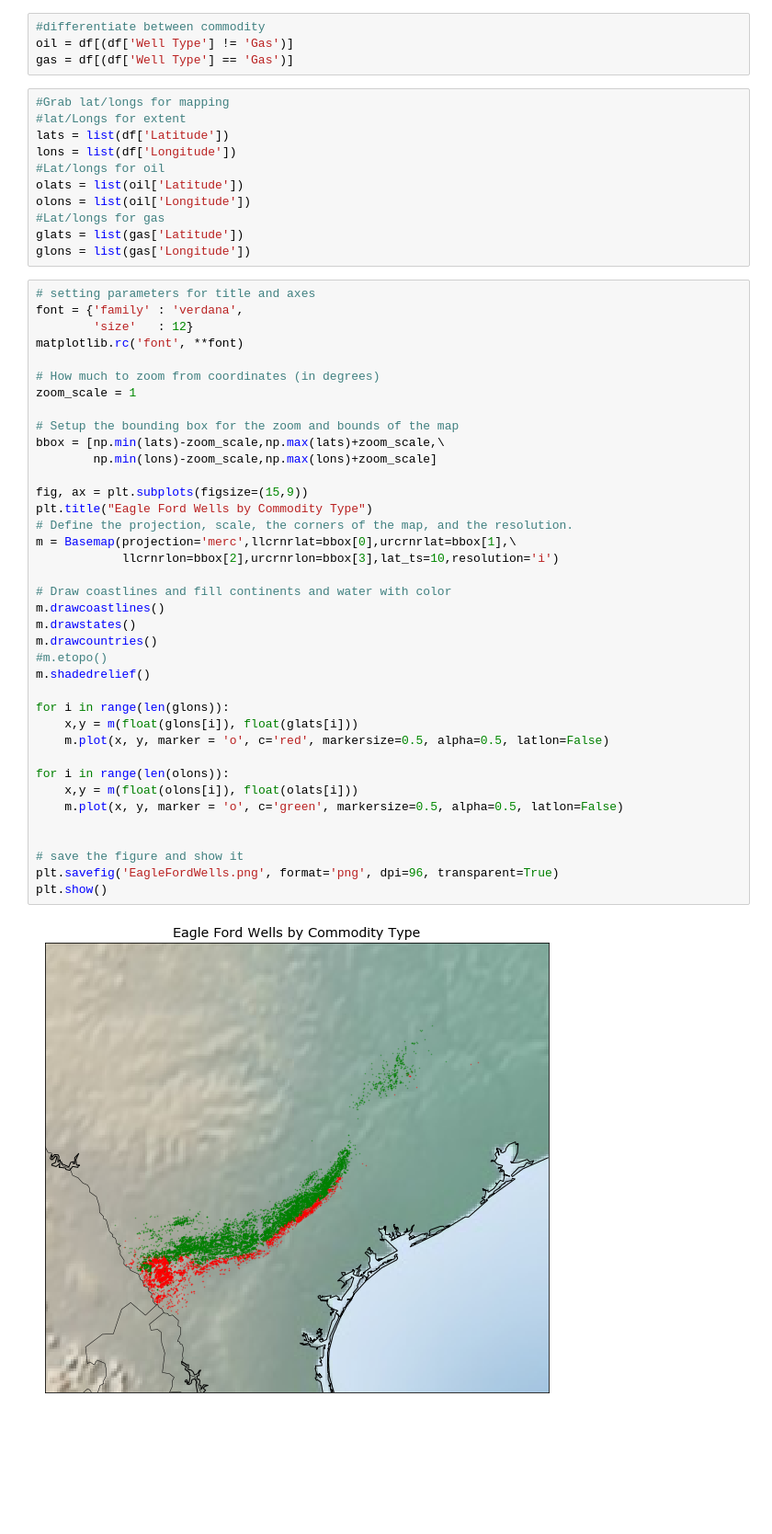
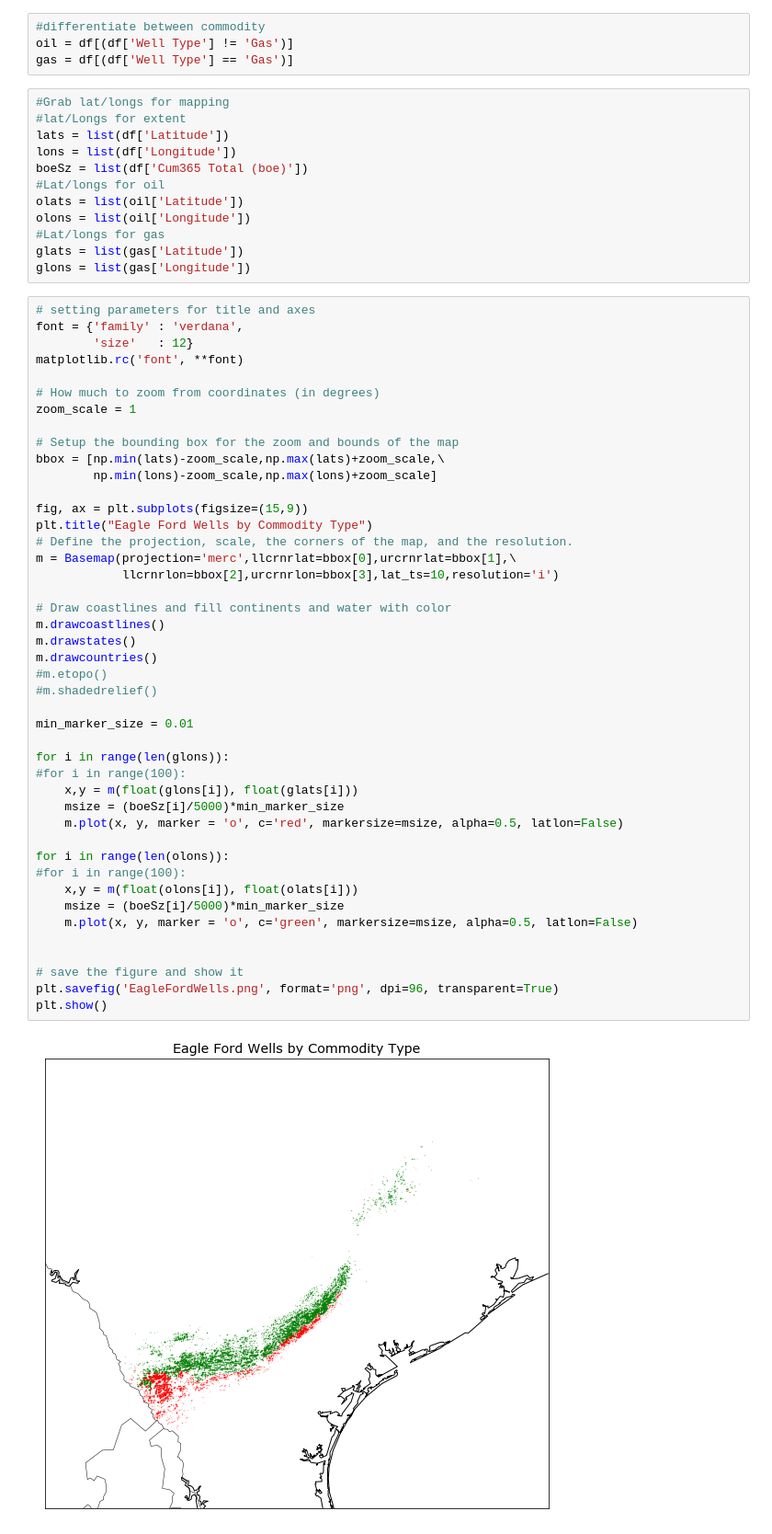
Before and after one commit to DaryaRudych/EagleFord-Oil-Project, a Jupyter notebook: Master.ipynb, the cells around one changed output. Shown at 92% size. Drawn from its saved outputs; the diff is of its cells as text; blank space fills up the shorter version.

```diff
--- a/Master.ipynb
+++ b/Master.ipynb
@@ -595,6 +440,7 @@ gas = df[(df['Well Type'] == 'Gas')]
 #lat/Longs for extent
 lats = list(df['Latitude'])
 lons = list(df['Longitude'])
+boeSz = list(df['Cum365 Total (boe)'])
 #Lat/longs for oil
 olats = list(oil['Latitude'])
 olons = list(oil['Longitude'])
@@ -610,34 +456,40 @@ matplotlib.rc('font', **font)
 # How much to zoom from coordinates (in degrees)
 zoom_scale = 1
 
 # Setup the bounding box for the zoom and bounds of the map
 bbox = [np.min(lats)-zoom_scale,np.max(lats)+zoom_scale,\
         np.min(lons)-zoom_scale,np.max(lons)+zoom_scale]
 
 fig, ax = plt.subplots(figsize=(15,9))
 plt.title("Eagle Ford Wells by Commodity Type")
 # Define the projection, scale, the corners of the map, and the resolution.
 m = Basemap(projection='merc',llcrnrlat=bbox[0],urcrnrlat=bbox[1],\
             llcrnrlon=bbox[2],urcrnrlon=bbox[3],lat_ts=10,resolution='i')
 
 # Draw coastlines and fill continents and water with color
 m.drawcoastlines()
 m.drawstates()
 m.drawcountries()
 #m.etopo()
-m.shadedrelief()
+#m.shadedrelief()
+
+min_marker_size = 0.01
 
 for i in range(len(glons)):
+#for i in range(100):
     x,y = m(float(glons[i]), float(glats[i]))
-    m.plot(x, y, marker = 'o', c='red', markersize=0.5, alpha=0.5, latlon=False)
+    msize = (boeSz[i]/5000)*min_marker_size
+    m.plot(x, y, marker = 'o', c='red', markersize=msize, alpha=0.5, latlon=False)
 
 for i in range(len(olons)):
+#for i in range(100):
     x,y = m(float(olons[i]), float(olats[i]))
-    m.plot(x, y, marker = 'o', c='green', markersize=0.5, alpha=0.5, latlon=False)
+    msize = (boeSz[i]/5000)*min_marker_size
+    m.plot(x, y, marker = 'o', c='green', markersize=msize, alpha=0.5, latlon=False)
 
 
 # save the figure and show it
 plt.savefig('EagleFordWells.png', format='png', dpi=96, transparent=True)
 plt.show()
 # %% [output]
-[figure, old version]
+[figure, new version]
```
Also changed, not shown: parts of 44 cells of this notebook, 3 other files.
